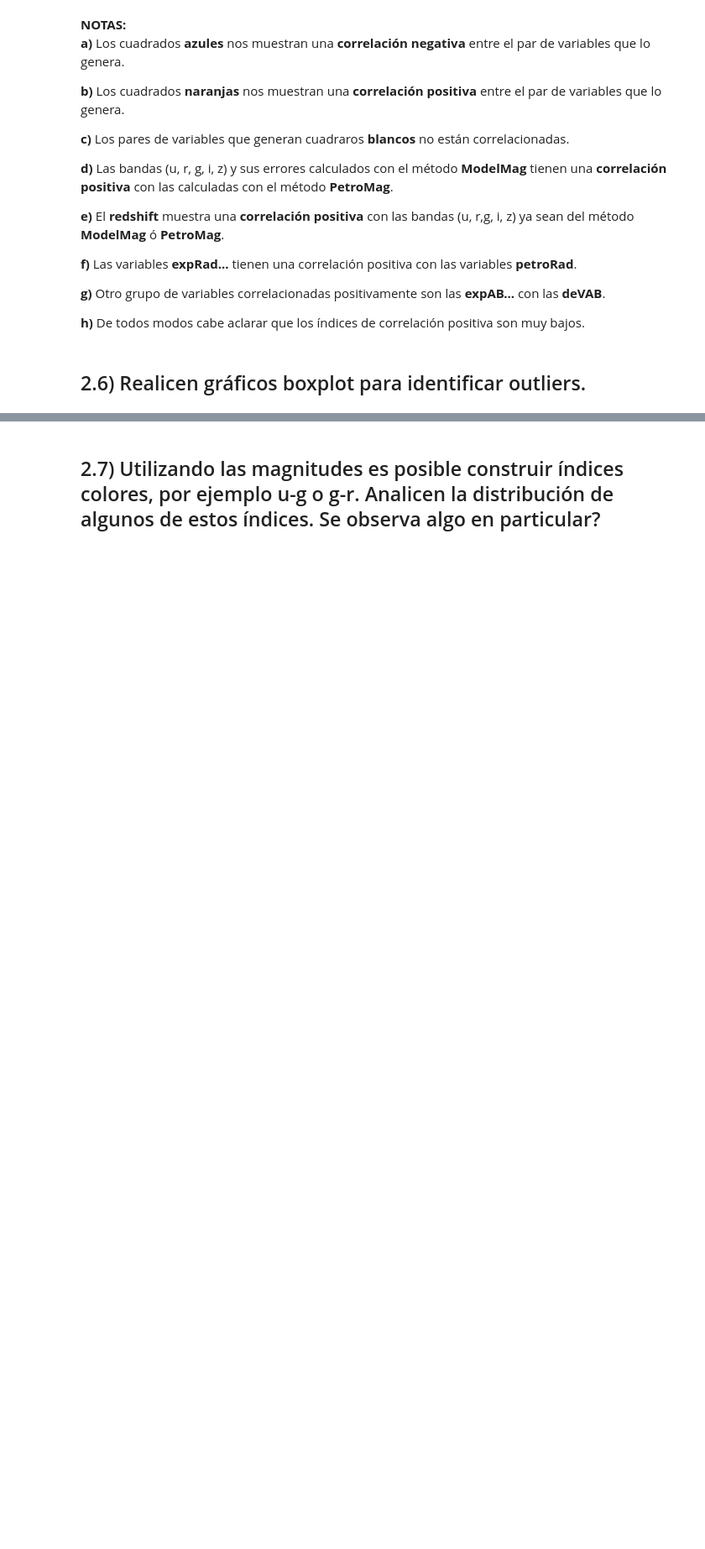
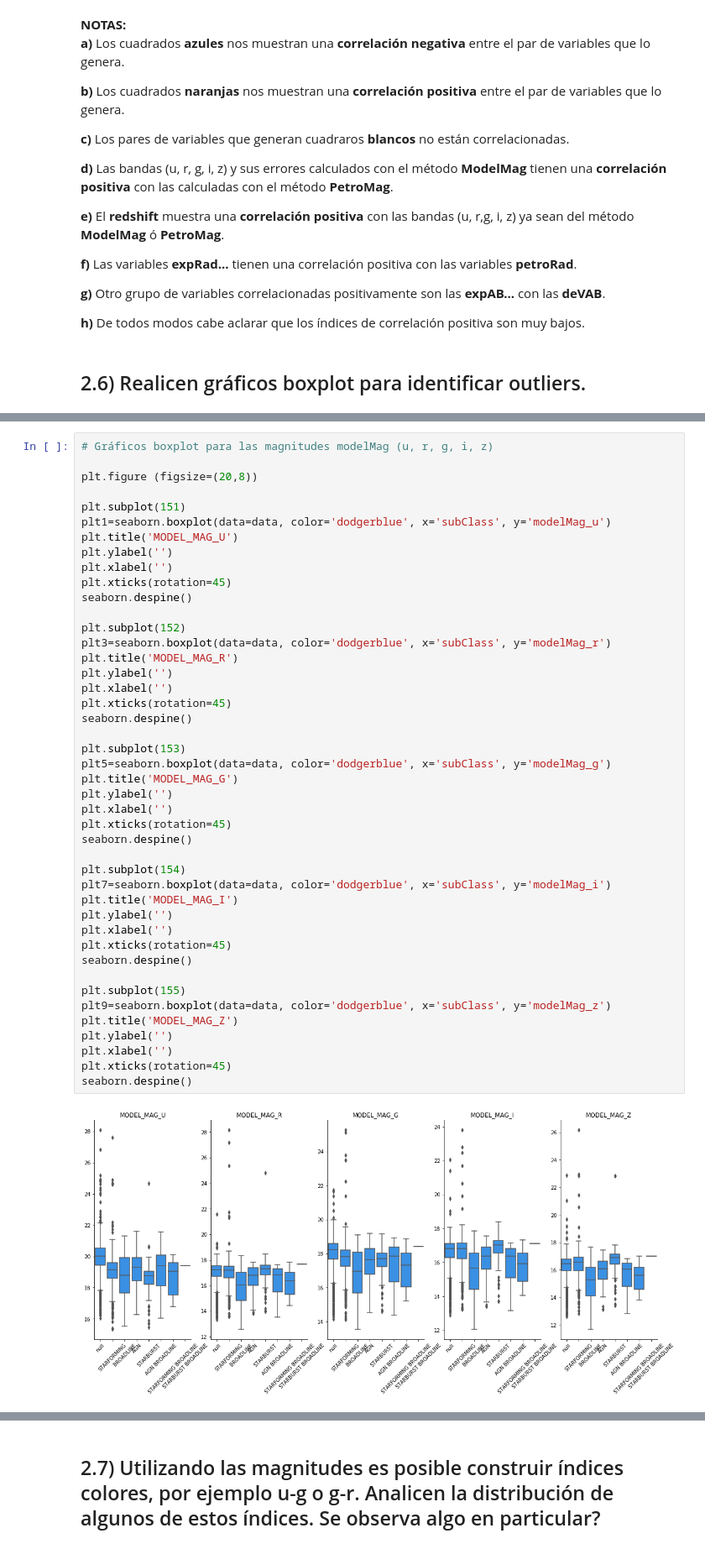
Before and after one commit to leoborgnino/mentoria-astro-datos, a Jupyter notebook: 1_Analisis_y_Visualizacion.ipynb, the cells around one changed output, grey strips where cells are left out. Shown at 84% size. Drawn from its saved outputs; the diff is of its cells as text; blank space fills up the shorter version.

```diff
--- a/1_Analisis_y_Visualizacion.ipynb
+++ b/1_Analisis_y_Visualizacion.ipynb
@@ -376,0 +390,46 @@ NameError: name 'redshift' is not defined
+# %%
+# Gráficos boxplot para las magnitudes modelMag (u, r, g, i, z)
+
+plt.figure (figsize=(20,8))
+
+plt.subplot(151)
+plt1=seaborn.boxplot(data=data, color='dodgerblue', x='subClass', y='modelMag_u')
+plt.title('MODEL_MAG_U')
+plt.ylabel('')
+plt.xlabel('')
+plt.xticks(rotation=45)
+seaborn.despine()
+
+plt.subplot(152)
+plt3=seaborn.boxplot(data=data, color='dodgerblue', x='subClass', y='modelMag_r')
+plt.title('MODEL_MAG_R')
+plt.ylabel('')
+plt.xlabel('')
+plt.xticks(rotation=45)
+seaborn.despine()
+
+plt.subplot(153)
+plt5=seaborn.boxplot(data=data, color='dodgerblue', x='subClass', y='modelMag_g')
+plt.title('MODEL_MAG_G')
+plt.ylabel('')
+plt.xlabel('')
+plt.xticks(rotation=45)
+seaborn.despine()
+
+plt.subplot(154)
+plt7=seaborn.boxplot(data=data, color='dodgerblue', x='subClass', y='modelMag_i')
+plt.title('MODEL_MAG_I')
+plt.ylabel('')
+plt.xlabel('')
+plt.xticks(rotation=45)
+seaborn.despine()
+
+plt.subplot(155)
+plt9=seaborn.boxplot(data=data, color='dodgerblue', x='subClass', y='modelMag_z')
+plt.title('MODEL_MAG_Z')
+plt.ylabel('')
+plt.xlabel('')
+plt.xticks(rotation=45)
+seaborn.despine()
+# %% [output]
+[figure, added]
```
Also changed, not shown: parts of 13 cells of this notebook.
